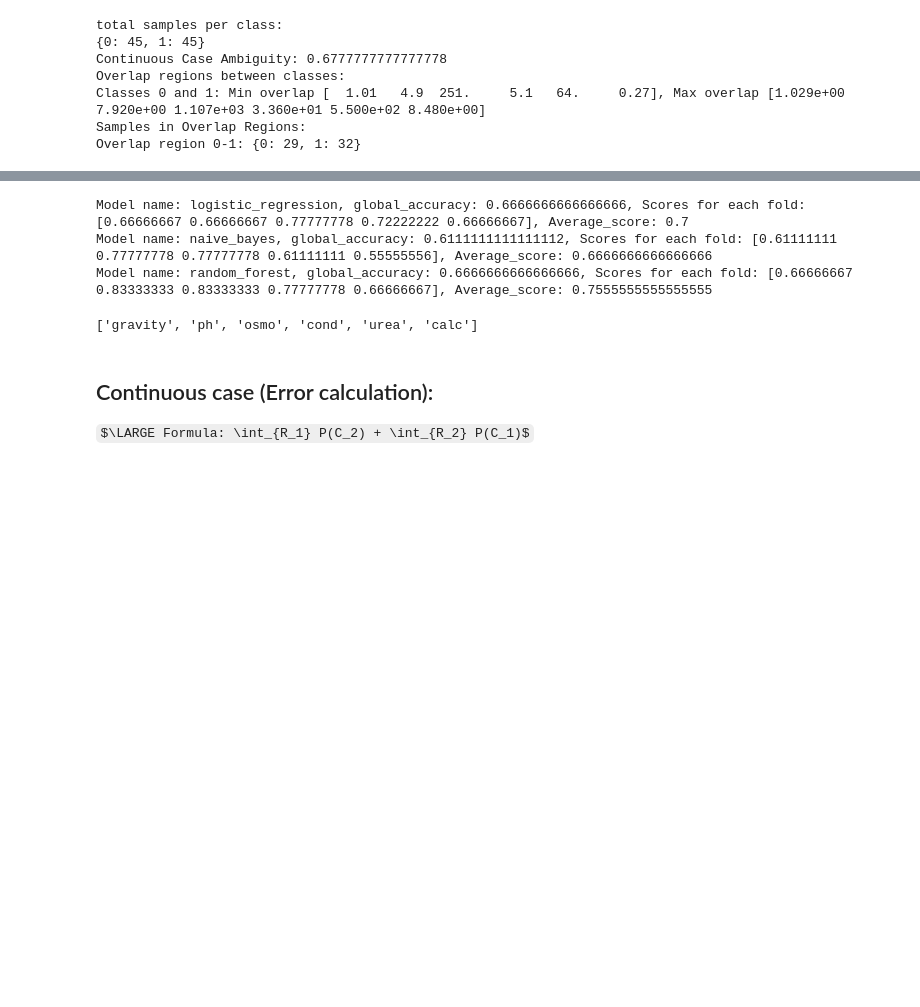
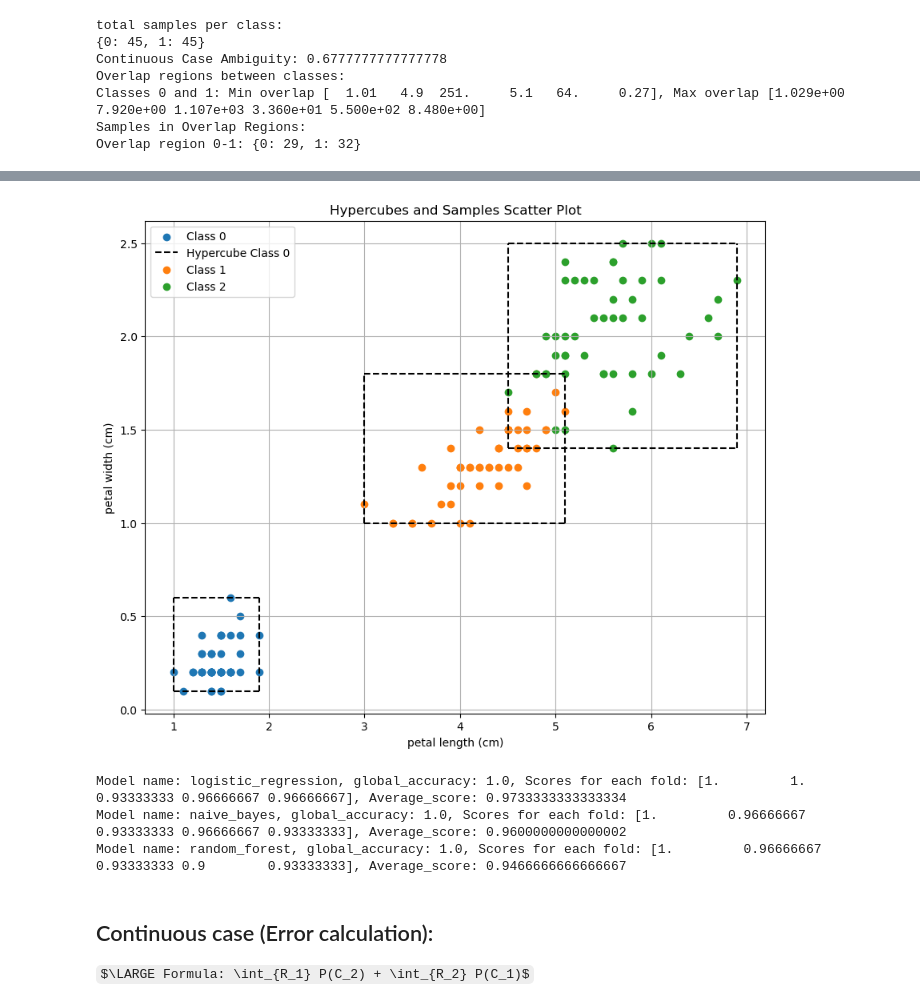
Before and after one commit to Mohammad-Shiblu/Dataset-Learning-Limit, a Jupyter notebook: Notebooks/notebook.ipynb, the cells around one changed output, grey strips where cells are left out. Saved outputs shown, nothing was run; the diff lists cells and outputs as text; code cells hidden in the pictures; some formulas as TeX source; blank space fills up the shorter version.

Commit message:
categorical ambiguitycalculation is added

```diff
--- a/Notebooks/notebook.ipynb
+++ b/Notebooks/notebook.ipynb
@@ -235,0 +264,29 @@ def select_model(model):
+# %%
+# Ambiguity calculation on Iris dataset
+from sklearn.datasets import load_iris
+from sklearn.preprocessing import LabelEncoder
+
+# Load the Iris dataset
+iris = load_iris()
+iris_df = pd.DataFrame(data=iris.data, columns=iris.feature_names)
+iris_df['class'] = iris.target_names[iris.target]
+
+# Initialize the LabelEncoder
+label_encoder = LabelEncoder()
+
+# Transform the class labels from string to numeric values
+iris_df['class'] = label_encoder.fit_transform(iris_df['class'])
+
+# ambiguity calculation on iris dataset
+ambiguity, overlap_regions, samples_in_overlap = calculate_continuous_case_ambiguity(iris_df, 'class')
+
+print(f'Continuous Case Ambiguity: {ambiguity}')
+print("Overlap regions between classes:")
+for cls1, cls2, min_overlap, max_overlap in overlap_regions:
+    print(f"Classes {cls1} and {cls2}: Min overlap {min_overlap}, Max overlap {max_overlap}")
+
+print("Samples in Overlap Regions:")
+for region, counts in samples_in_overlap.items():
+    print(f"Overlap region {region}: {counts}")
+
+iris_df.columns.to_list()
@@ -236,9 +306,11 @@ def select_model(model):
+# %%
+plot_hypercube_and_samples(iris_df, 'petal length (cm)', 'petal width (cm)', 'class')
+# %% [output]
+[figure, added]
 # %%
-from sklearn.model_selection import KFold, cross_val_score, train_test_split
-from sklearn.metrics import accuracy_score
-
-X = df_dropped.drop("target", axis=1)
-y = df_dropped['target']
+# classical model implementation
+X = iris_df.drop("class", axis=1)
+y = iris_df['class']
 X_train, X_test, y_train, y_test = train_test_split(X, y, test_size=0.2, random_state=42)
 model_names = ["logistic_regression", "naive_bayes", "random_forest"]
 
@@ -253,13 +325,9 @@ for model_name in model_names:
     scores = cross_val_score(model, X, y, cv=kf)
     print(f"Model name: {model_name}, global_accuracy: {global_accuracy}, Scores for each fold: {scores}, Average_score: {np.mean(scores)}")
 # %% [output]
-Model name: logistic_regression, global_accuracy: 0.6666666666666666, Scores for each fold: [0.66666667 0.66666667 0.77777778 0.72222222 0.66666667], Average_score: 0.7
-Model name: naive_bayes, global_accuracy: 0.6111111111111112, Scores for each fold: [0.61111111 0.77777778 0.77777778 0.61111111 0.55555556], Average_score: 0.6666666666666666
-Model name: random_forest, global_accuracy: 0.6666666666666666, Scores for each fold: [0.66666667 0.83333333 0.83333333 0.77777778 0.66666667], Average_score: 0.7555555555555555
+Model name: logistic_regression, global_accuracy: 1.0, Scores for each fold: [1.         1.         0.93333333 0.96666667 0.96666667], Average_score: 0.9733333333333334
+Model name: naive_bayes, global_accuracy: 1.0, Scores for each fold: [1.         0.96666667 0.93333333 0.96666667 0.93333333], Average_score: 0.9600000000000002
+Model name: random_forest, global_accuracy: 1.0, Scores for each fold: [1.         0.96666667 0.93333333 0.9        0.93333333], Average_score: 0.9466666666666667
-# %%
-X.columns.to_list()
-# %% [output]
-['gravity', 'ph', 'osmo', 'cond', 'urea', 'calc']
 # %% [markdown]
 ## Continuous case (Error calculation):
 
```
Also changed, not shown: parts of 20 cells of this notebook.
